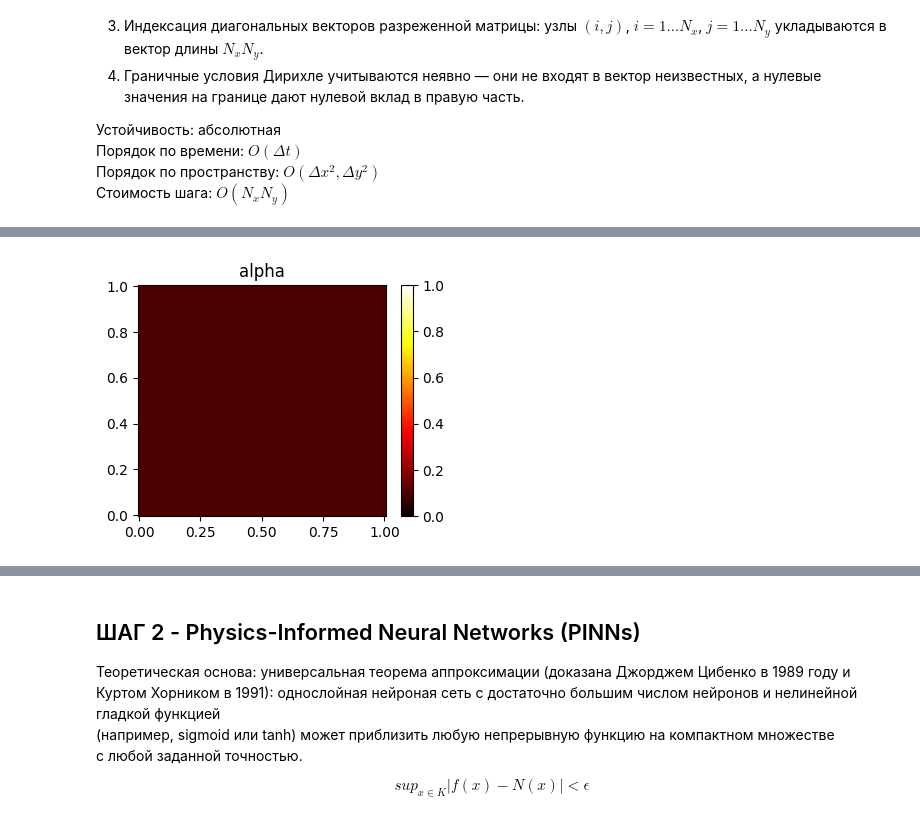
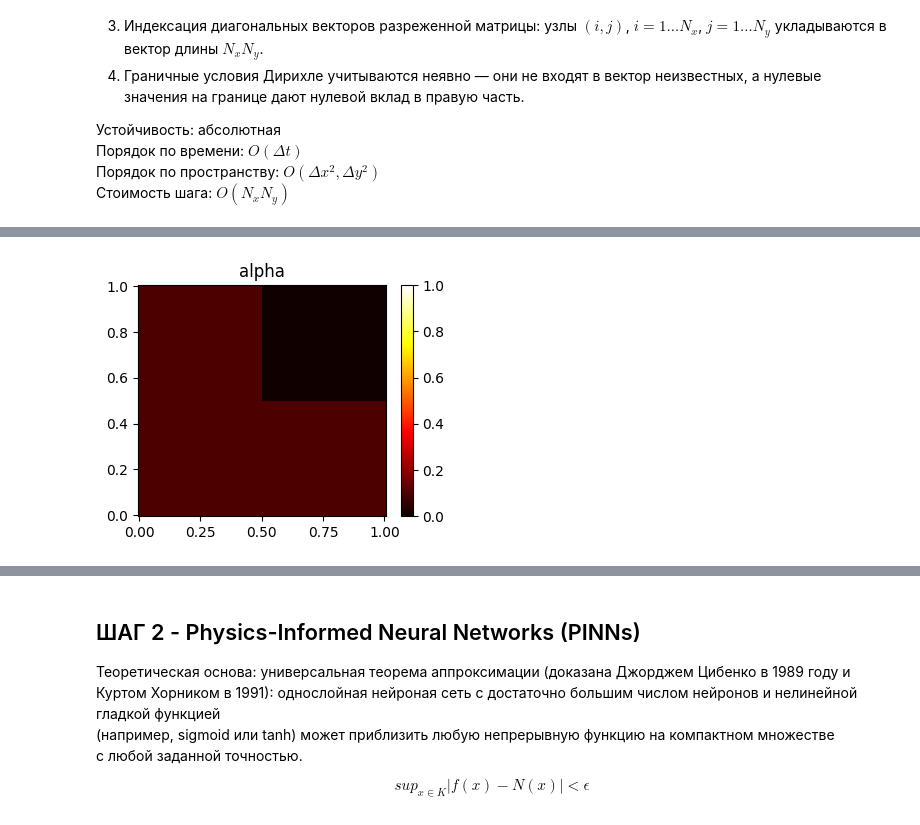
Before and after one commit to kimve1969/msu_ds_pinn_2d_heat, a Jupyter notebook: msu-pinn-2d-heat-v2.ipynb, the cells around one changed output, grey strips where cells are left out. Saved outputs shown, nothing was run; the diff lists cells and outputs as text; code cells hidden in the pictures.

```diff
--- a/msu-pinn-2d-heat-v2.ipynb
+++ b/msu-pinn-2d-heat-v2.ipynb
@@ -118,21 +104,10 @@ def four_min_gaussian_surface(x_grid: np.ndarray, y_grid: np.ndarray,
 # ================================================================
 # ОБЩИЕ ПАРАМЕТРЫ
 # ================================================================
+# Длины куба по осям
 Lx, Ly, T_final = 1.0, 1.0, 1.0
-
-# Сетка по x, y
-Nx, Ny = 100, 100
-dx = Lx / (Nx - 1)
-dy = Ly / (Ny - 1)
-
-x = np.linspace(0, Lx, Nx)
-y = np.linspace(0, Ly, Ny)
-X, Y = np.meshgrid(x, y, indexing='ij')
-
-# Для неявной схемы ограничение на dt отсутствует, задаём из соображений точности
-Nt = 100
-t = np.linspace(0, T_final, Nt)
-dt = T_final / (Nt-1)
+# Сетка по x,y,t
+Nx, Ny, Nt = 100, 100, 100
 
 # ============ Начальное условие (типа колокол) ============
 def gic(x: np.ndarray | torch.TensorType, y: np.ndarray | torch.TensorType):
@@ -142,7 +117,7 @@ def gic(x: np.ndarray | torch.TensorType, y: np.ndarray | torch.TensorType):
         return torch.exp(-30 * ((x - 0.5)**2 + (y - 0.5)**2))
 
 # ============ Граничные условия (нулевые - холодные стенки) ============
-def apply_bc(u):
+def gbc(u):
     # левый-верхний угол  # вверх             # правый-верхний угол
     u[0, -1] = 0.0;       u[1:-1, -1] = 0.0;  u[-1, -1] = 0.0;
     # левая сторона                           # правая сторона
@@ -159,52 +134,86 @@ def plot2d(x_grid: np.ndarray, y_grid: np.ndarray, u_grid: np.ndarray, stitle: s
                         vmax=np.max(u_grid.all()))
     plt.colorbar(img, ax=ax)
     ax.set_title(stitle)
+
 # ============= Строим карту по времени ==========================
 def plot2d_times(x_grid: np.ndarray, y_grid: np.ndarray, solutions: list,
                  times: list = [0.0, 0.25, 0.5, 0.75, 1.0], stitle: str=''):
     # ============ Визуализация в контрольные моменты ============
     fig, axes = plt.subplots(1, len(solutions), figsize=(4*len(solutions), 3))
     fig.suptitle(stitle)
 
     if len(solutions) == 1:
         axes = [axes]
 
     for ax, t, sol in zip(axes, times, solutions):
         #_plot2d_axes(x_grid=x_grid, y_grid=y_grid, u_grid=sol, stitle=f't = {t:.2f}', ax=ax)
         img = ax.contourf(x_grid, y_grid, sol, levels=100, cmap="hot",
                             vmin=0, #np.min(sol),
                             vmax=1, #np.max(sol))
                             )
         plt.colorbar(img, ax=ax)
         ax.set_xlabel("x")
         ax.set_ylabel("y")
         ax.set_aspect("equal")
         ax.set_title(f"t={t:.2f}")
 
     plt.show()
 
-# ============ Визуализируем начальное состояние ========================
-# u = gic(X,Y)
-# u = apply_bc(u)
-# plot2d(x_grid=X, y_grid=Y, u_grid=u, stitle="Начальное тепловое состояние")
+def build_alpha_4rect(left_down: float = 0.1, right_down: float = 0.1,
+                      left_up: float = 0.1, right_up: float = 0.1,
+                      Nx: int = 100, Ny: int = 100,
+                      Lx: float = 1.0, Ly: float = 1.0):
 
-# Формируем матрицу коэффициентов теплопроводности
-# ============================================================
-# 2. Четыре области-квадрата 2x2 со своими alhpa
-#    (границы раздела: x=0.5 и y=0.5)
-# ============================================================
-alpha = np.zeros((Nx, Ny))
-alpha[(X <  0.5) & (Y <  0.5)] = 0.02     # левый-нижний
-alpha[(X >= 0.5) & (Y <  0.5)] = 0.02    # правый-нижний
-alpha[(X <  0.5) & (Y >= 0.5)] = 0.02   # левый-верхний
-alpha[(X >= 0.5) & (Y >= 0.5)] = 0.2     # правый-верхний
+  x = np.linspace(0, Lx, Nx)
+  y = np.linspace(0, Ly, Ny)
+  X, Y = np.meshgrid(x, y, indexing='ij')
+
+  # Формируем матрицу коэффициентов теплопроводности
+  # ============================================================
+  # 2. Четыре области-квадрата 2x2 со своими alhpa
+  #    (границы раздела: x=0.5 и y=0.5)
+  # ============================================================
+  alpha = np.zeros((Nx, Ny))
+  alpha[(X <  0.5) & (Y <  0.5)] = left_down     # левый-нижний
+  alpha[(X >= 0.5) & (Y <  0.5)] = right_down    # правый-нижний
+  alpha[(X <  0.5) & (Y >= 0.5)] = left_up       # левый-верхний
+  alpha[(X >= 0.5) & (Y >= 0.5)] = right_up      # правый-верхний
+
+  return alpha
+
+def build_alpha_4gaussian(centers: list=[[0.25, 0.75],[0.75, 0.75],
+                                         [0.25, 0.25],[0.75, 0.25]],
+                          amplitudes: list=[0.1, 0.1, 0.1, 0.1],
+                          sigma: float = 0.1,
+                          Nx: int = 100, Ny: int = 100,
+                          Lx: float = 1.0, Ly: float = 1.0):
+
+    x = np.linspace(0, Lx, Nx)
+    y = np.linspace(0, Ly, Ny)
+    X, Y = np.meshgrid(x, y, indexing='ij')
+
+    centers = np.asarray(centers, dtype=float)
+    amplitudes = np.asarray(amplitudes, dtype=float)
+
+    z = np.zeros_like(X, dtype=float)
+
+    for (a, b), amp in zip(centers, amplitudes):
+        z += amp * np.exp( -((X-a)**2 + (Y-b)**2)/ (2*sigma**2))
+    eps = 1e-9
+    z = (z.max()-z)+eps
+    return z
 
 # ============
-#alpha = four_min_gaussian_surface(X,Y)
+alpha = build_alpha_4gaussian(centers= [[0.25, 0.75],[0.75, 0.75],
+                                        [0.25, 0.25],[0.75, 0.25]],
+                              amplitudes = [0.1, 0.1, 0.1, 0.1],
+                              sigma = 0.1)
 
-np.random.seed(42)
+alpha = build_alpha_4rect(left_up = 0.1, right_up = 0.01,
+                          left_down = 0.1, right_down = 0.1)
+
 # ============ Визуализируем коэффициентов теплопроводности ==============
 plot2d(x_grid=X, y_grid=Y, u_grid=alpha, stitle="alpha")
 # %% [output]
-[figure, old version]
+[figure, new version]
 # %%
```
Also changed, not shown: parts of 3 cells of this notebook.
